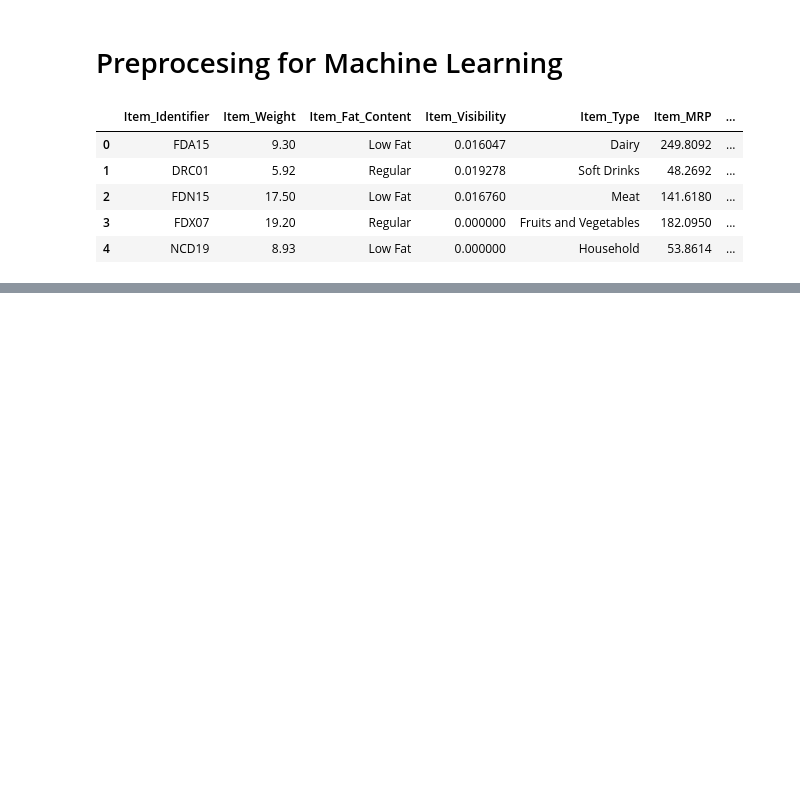
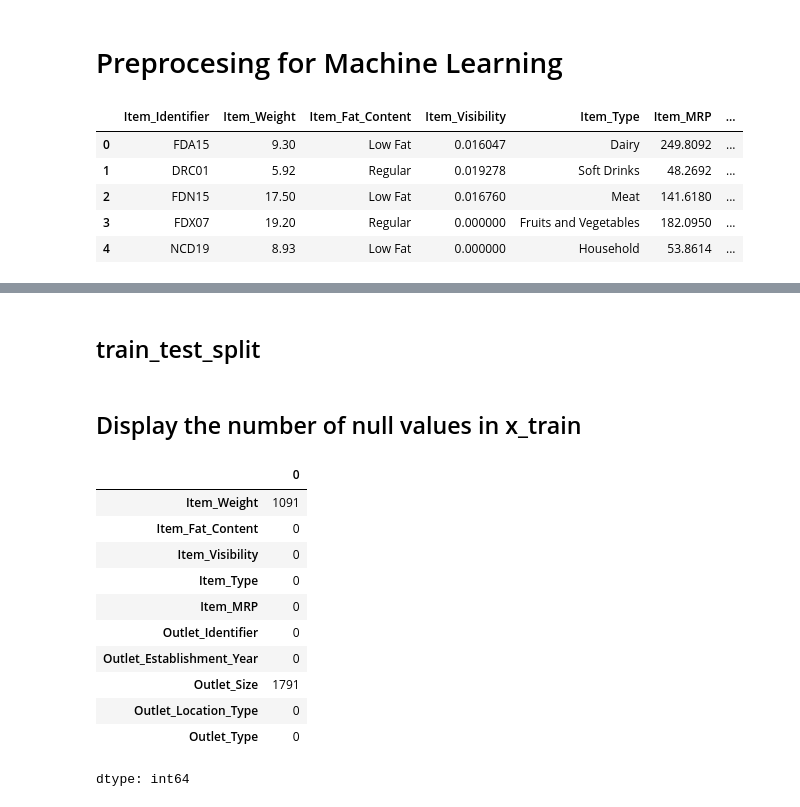
Before and after one commit to abeeraz379/Prediction-of-Product-sales, a Jupyter notebook: prediction of product sales.ipynb, the cells around one changed output, grey strips where cells are left out. Saved outputs shown, nothing was run; the diff lists cells and outputs as text; code cells hidden in the pictures; blank space fills up the shorter version.

```diff
--- a/prediction of product sales.ipynb
+++ b/prediction of product sales.ipynb
@@ -1219,6 +1223,6 @@ from sklearn.impute import SimpleImputer
 # %%
-df=pd.read_csv("/content/drive/MyDrive/AXSOSACADEMY/AXSOSACADEMY/02-IntroML/Week05/Data/sales_predictions_2023.csv")
-df.head()
+df2=pd.read_csv("/content/drive/MyDrive/AXSOSACADEMY/AXSOSACADEMY/02-IntroML/Week05/Data/sales_predictions_2023.csv")
+df2.head()
 # %% [output]
 |  | Item_Identifier | Item_Weight | Item_Fat_Content | Item_Visibility | Item_Type | Item_MRP | ... |
 | 0 | FDA15 | 9.30 | Low Fat | 0.016047 | Dairy | 249.8092 | ... |
@@ -1228,0 +1280,4 @@ df.head()
+# %%
+# determine the target and features
+y=df2['Item_Outlet_Sales']
+X=df2.drop(columns=['Item_Identifier','Item_Outlet_Sales'])
@@ -1228,0 +1310,21 @@ df.head()
+# %% [markdown]
+## train_test_split
+# %%
+X_train,X_test,y_train,y_test=train_test_split(X,y,random_state=1)
+# %% [markdown]
+## Display the number of null values in x_train
+# %%
+X_train.isnull().sum()
+# %% [output]
+|  | 0 |
+| Item_Weight | 1091 |
+| Item_Fat_Content | 0 |
+| Item_Visibility | 0 |
+| Item_Type | 0 |
+| Item_MRP | 0 |
+| Outlet_Identifier | 0 |
+| Outlet_Establishment_Year | 0 |
+| Outlet_Size | 1791 |
+| Outlet_Location_Type | 0 |
+| Outlet_Type | 0 |
+dtype: int64
```
Also changed, not shown: parts of 22 cells of this notebook.
